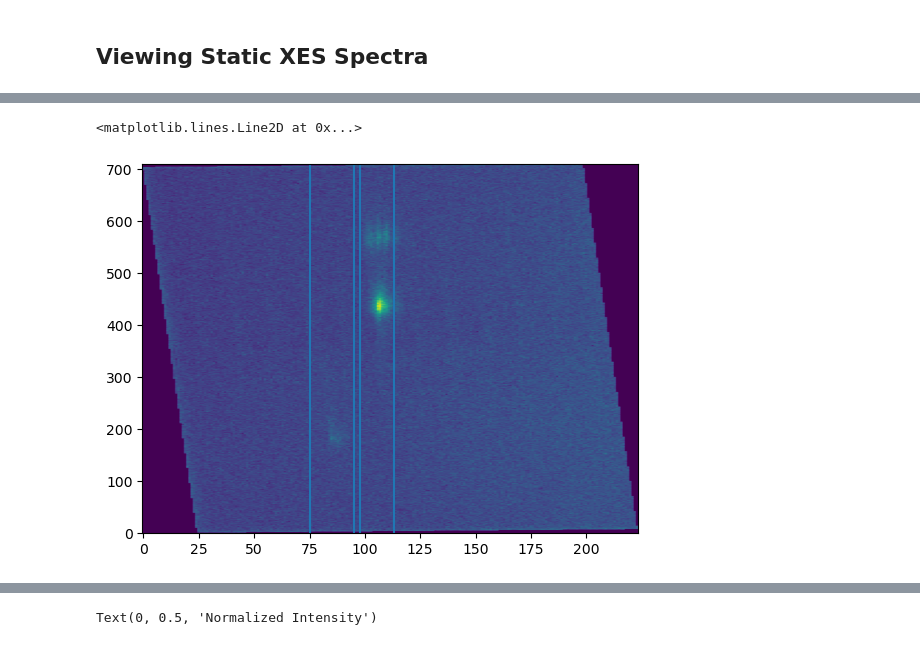
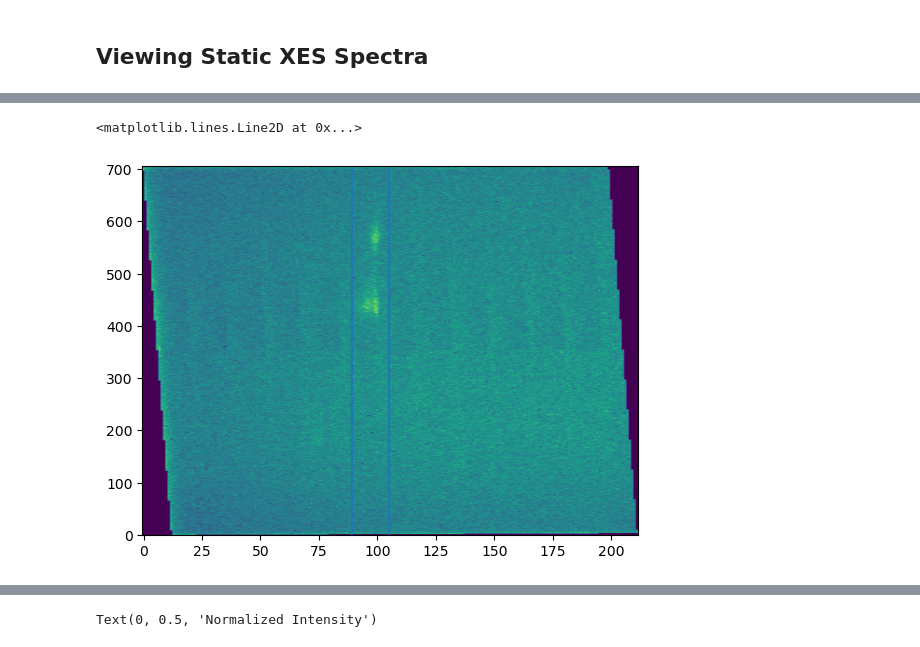
Before and after one commit to lg345/XSpect, a Jupyter notebook: XSpect_XES_mfx101080524.ipynb, the cells around one changed output, grey strips where cells are left out. Cells and saved outputs as stored; diff of their text form; code cells hidden in the pictures.

```diff
--- a/XSpect_XES_mfx101080524.ipynb
+++ b/XSpect_XES_mfx101080524.ipynb
@@ -34,24 +34,24 @@ xes.friendly_name_epix=['epix']
 xes.set_key_aliases(keys,names)
 xes.hitfind=True
 #xes.import_roi=[[0,-1]]
-xes.rois=[[98,113]]#Ka ROI
+xes.rois=[[89,105]]#Ka ROI
 #xes.rois=[[78,95]]#Kb ROI
-xes.add_filter('xray','ipm',1.0E2)
+#xes.add_filter('xray','ipm',1.0E2)
 #xes.add_filter('simultaneous','ipm',1.0E2)
 #xes.add_filter('laser','ipm',1.0E2)
 #xes.add_filter('simultaneous','ipm4',1.0E3)
 xes.adu_cutoff=3.0
-xes.angle=-2
+xes.angle=-1.0
 #xes.angle=0
 xes.transpose=False
 xes.pixels_to_patch=[351,352]#needed to change since detector is 90 degrees from standard. e.g. transposed above
 xes.patch_mode='polynomial'
 #xes.run_parser(['112-114','116-117','121-125','128-132'])
-xes.run_parser(['168-172 177-182'])
-xes.laser=True
+#xes.run_parser(['168-172 177-182'])
+xes.run_parser(['237-239'])
 xes.verbose=False
 start=time.time()
-xes.primary_analysis_parallel_range(4,xes_experiment,method=xes.primary_analysis_static,increment=2000,verbose=False)
+xes.primary_analysis_parallel_range(4,xes_experiment,method=xes.primary_analysis_static,increment=500,verbose=False)
 end=time.time()
 v=XSpect.XSpect_Visualization.XESVisualization()
 #v.combine_static_spectra(xes_analysis=xes,xes_key='epix_ROI_1')
@@ -84,18 +72,16 @@ xes.run_statistics
 # %%
-all_epix=np.zeros(np.shape(xes.analyzed_runs[0].epix))
+all_epix=np.zeros(np.shape(xes.analyzed_runs[-1].epix),dtype=float)
 for i in xes.analyzed_runs:
-    all_epix=all_epix+i.epix
+    all_epix=np.nansum([all_epix,i.epix],0)
 # %%
-vmin, vmax = np.nanpercentile(all_epix, [0,99])
+#vmin, vmax = np.nanpercentile(all_epix, [0,99])
 plt.imshow(all_epix, origin='lower',aspect='auto')
-plt.axvline(98)
-plt.axvline(113)
 
-plt.axvline(75)
-plt.axvline(95)
+plt.axvline(89)
+plt.axvline(105)
 # %% [output]
 <matplotlib.lines.Line2D at 0x...>
-[figure, old version]
+[figure, new version]
 # %%
 xes.first_moment=Peaks.first_moment(v.energy,v.summed_xes,6402,6408)
 xes.fwhm=Peaks.gaussian_fwhm(v.energy,v.summed_xes,6395,6415)
```
Also changed, not shown: parts of 8 cells of this notebook.
